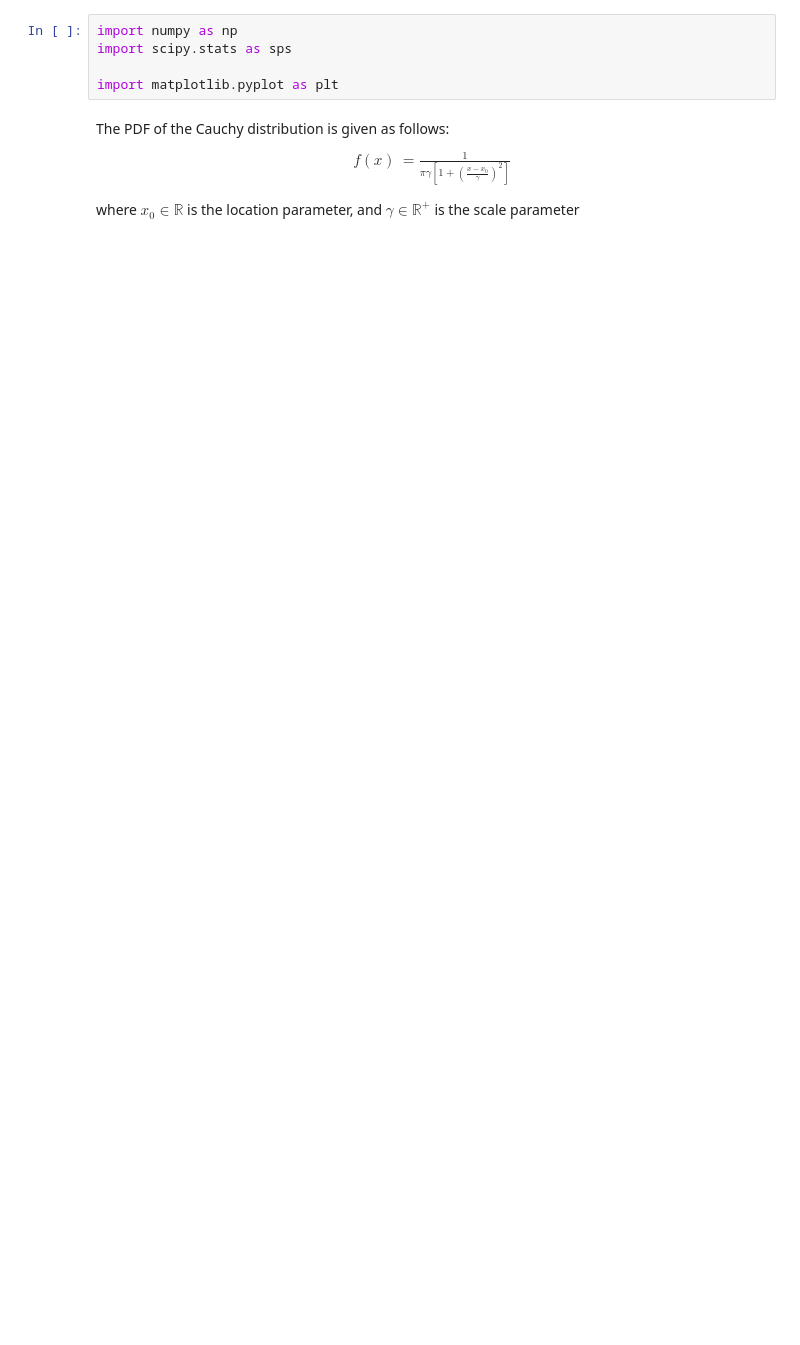
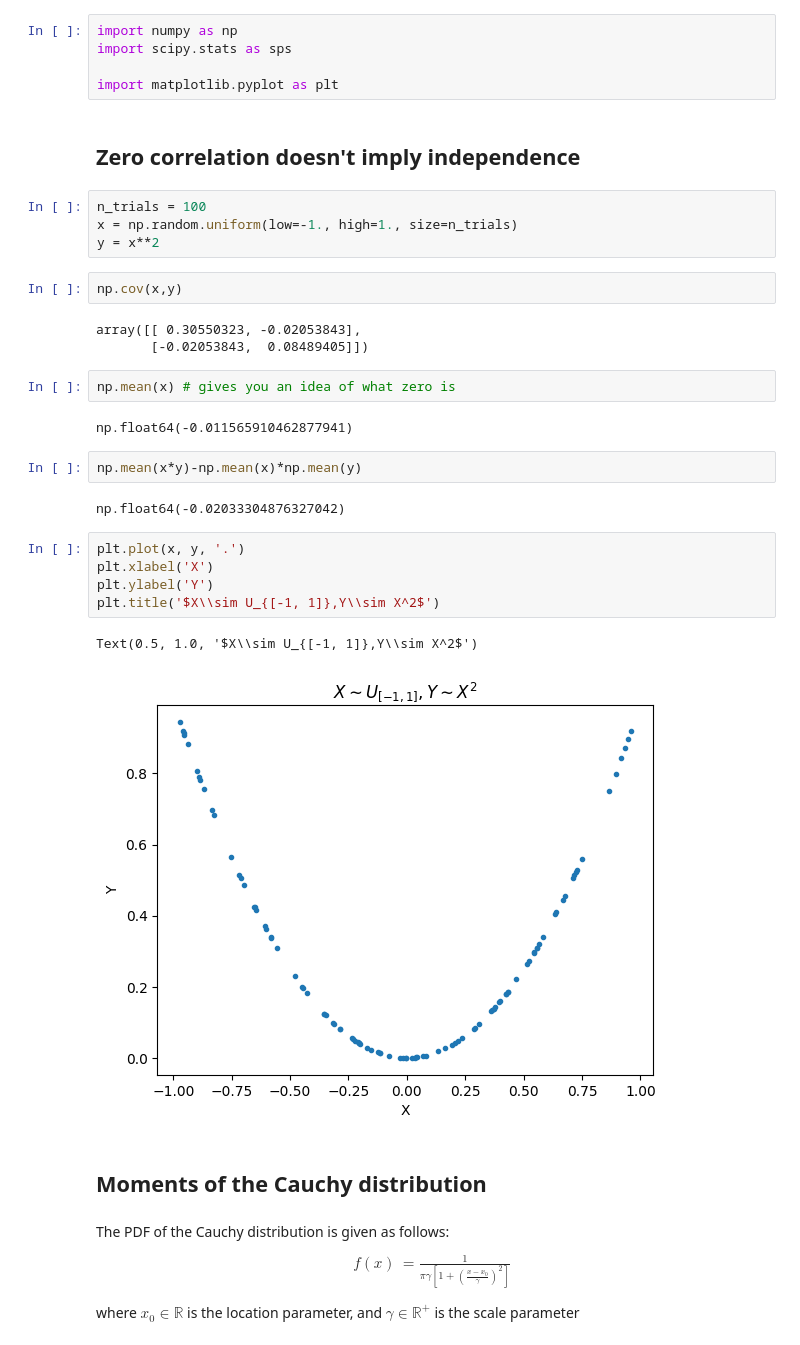
Before and after one commit to plt109/shp_stats_course, a Jupyter notebook: lesson_2/lesson2_cauchy_moments.ipynb, the cells around one changed output. Drawn from its saved outputs; the diff is of its cells as text; blank space fills up the shorter version.

```diff
--- a/lesson_2/lesson2_cauchy_moments.ipynb
+++ b/lesson_2/lesson2_cauchy_moments.ipynb
@@ -3,6 +3,35 @@ import numpy as np
 import scipy.stats as sps
 
 import matplotlib.pyplot as plt
+# %% [markdown]
+## Zero correlation doesn't imply independence
+# %%
+n_trials = 100
+x = np.random.uniform(low=-1., high=1., size=n_trials)
+y = x**2
+# %%
+np.cov(x,y)
+# %% [output]
+array([[ 0.30550323, -0.02053843],
+       [-0.02053843,  0.08489405]])
+# %%
+np.mean(x) # gives you an idea of what zero is
+# %% [output]
+np.float64(-0.011565910462877941)
+# %%
+np.mean(x*y)-np.mean(x)*np.mean(y)
+# %% [output]
+np.float64(-0.02033304876327042)
+# %%
+plt.plot(x, y, '.')
+plt.xlabel('X')
+plt.ylabel('Y')
+plt.title('$X\\sim U_{[-1, 1]},Y\\sim X^2$')
+# %% [output]
+Text(0.5, 1.0, '$X\\sim U_{[-1, 1]},Y\\sim X^2$')
+[figure, added]
+# %% [markdown]
+## Moments of the Cauchy distribution
 # %% [markdown]
 The PDF of the Cauchy distribution is given as follows:
 \begin{align}
```
Also changed, not shown: parts of 8 cells of this notebook.
